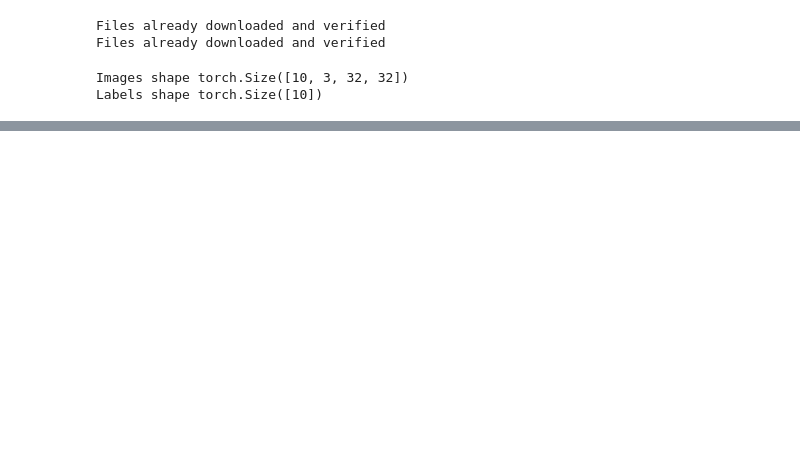
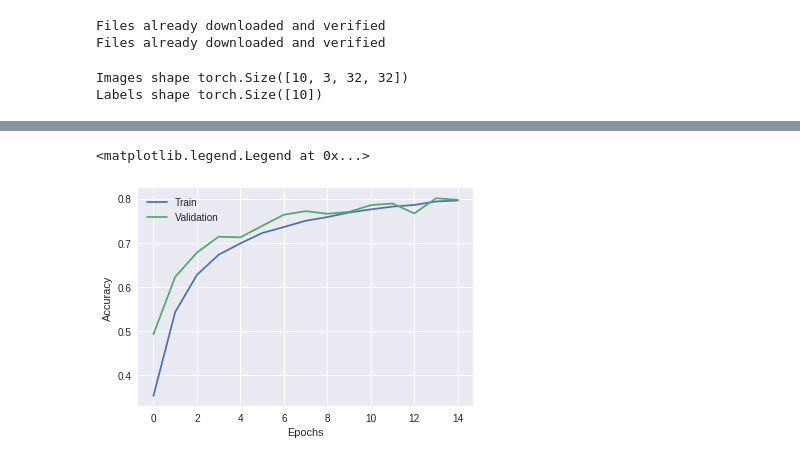
Before and after one commit to RouSage/diploma, a Jupyter notebook: diploma.ipynb, the cells around one changed output, grey strips where cells are left out. Cells and saved outputs as stored; diff of their text form; code cells hidden in the pictures; blank space fills up the shorter version.

```diff
--- a/diploma.ipynb
+++ b/diploma.ipynb
@@ -259,0 +309,7 @@ ValueError: too many values to unpack (expected 2)
+# %%
+net_15 = CNN()
+net_15 = net_15.to(device)
+
+optimizer_15 = optim.Adam(net_15.parameters(), lr=0.001)
+# %%
+net_15, train_hist_15, val_hist_15 = train_model(net_15, dataloaders_dict, criterion, optimizer_15, 15)
@@ -259,0 +334,10 @@ ValueError: too many values to unpack (expected 2)
+# %%
+# Plot train/validation accuracy
+plt.plot(train_hist_15, label="Train")
+plt.plot(val_hist_15, label="Validation")
+plt.xlabel("Epochs")
+plt.ylabel("Accuracy")
+plt.legend(loc="best")
+# %% [output]
+<matplotlib.legend.Legend at 0x...>
+[figure, added]
```
Also changed, not shown: parts of 23 cells of this notebook, 3 other files.
